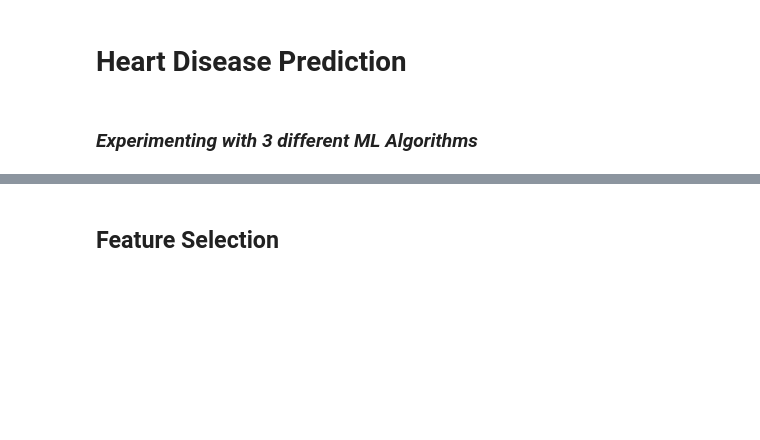
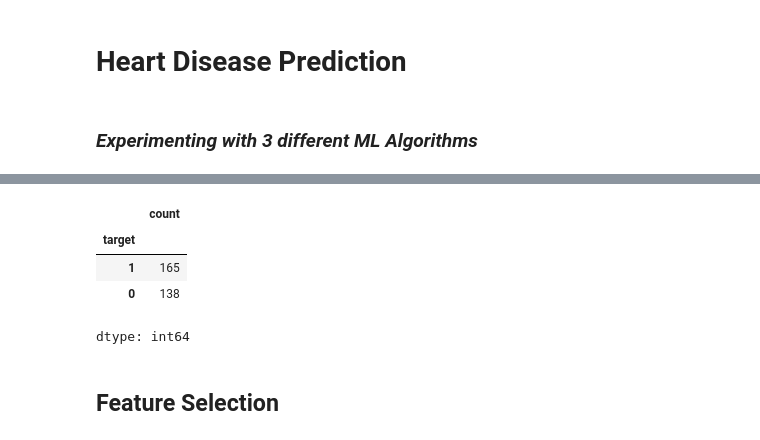
Before and after one commit to karanBx/HeartDiseasePrediction, a Jupyter notebook: HDP.ipynb, the cells around one changed output, grey strips where cells are left out. Drawn from its saved outputs; the diff is of its cells as text; code cells hidden in the pictures; blank space fills up the shorter version.

```diff
--- a/HDP.ipynb
+++ b/HDP.ipynb
@@ -56,3 +81,12 @@ df.describe()
+# %%
+#checking the distribution of target variables
+df['target'].value_counts()
+# %% [output]
+|  | count |
+| target |  |
+| 1 | 165 |
+| 0 | 138 |
+dtype: int64
 # %% [markdown]
 ## Feature Selection
 # %%
```
Also changed, not shown: parts of 7 cells of this notebook.
